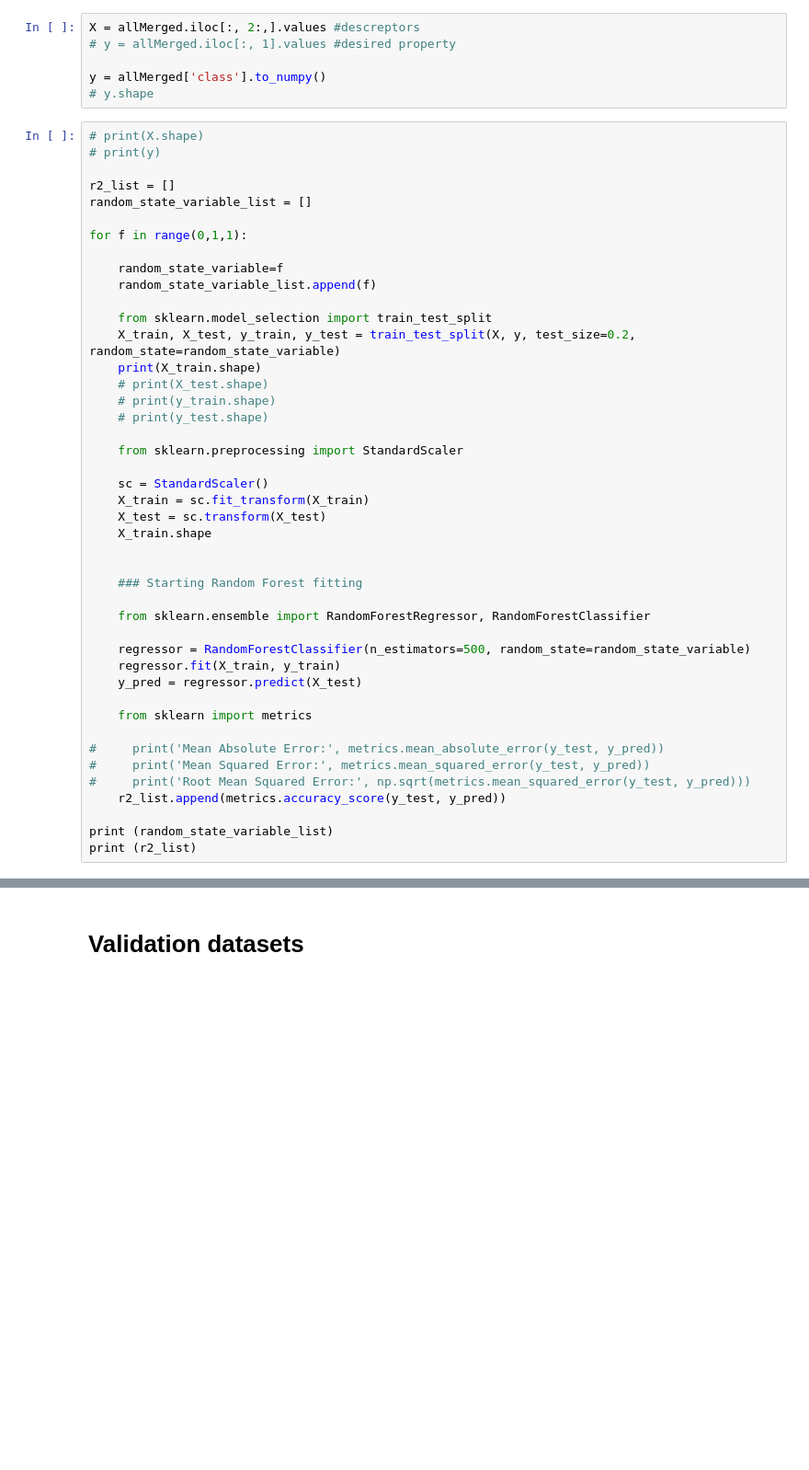
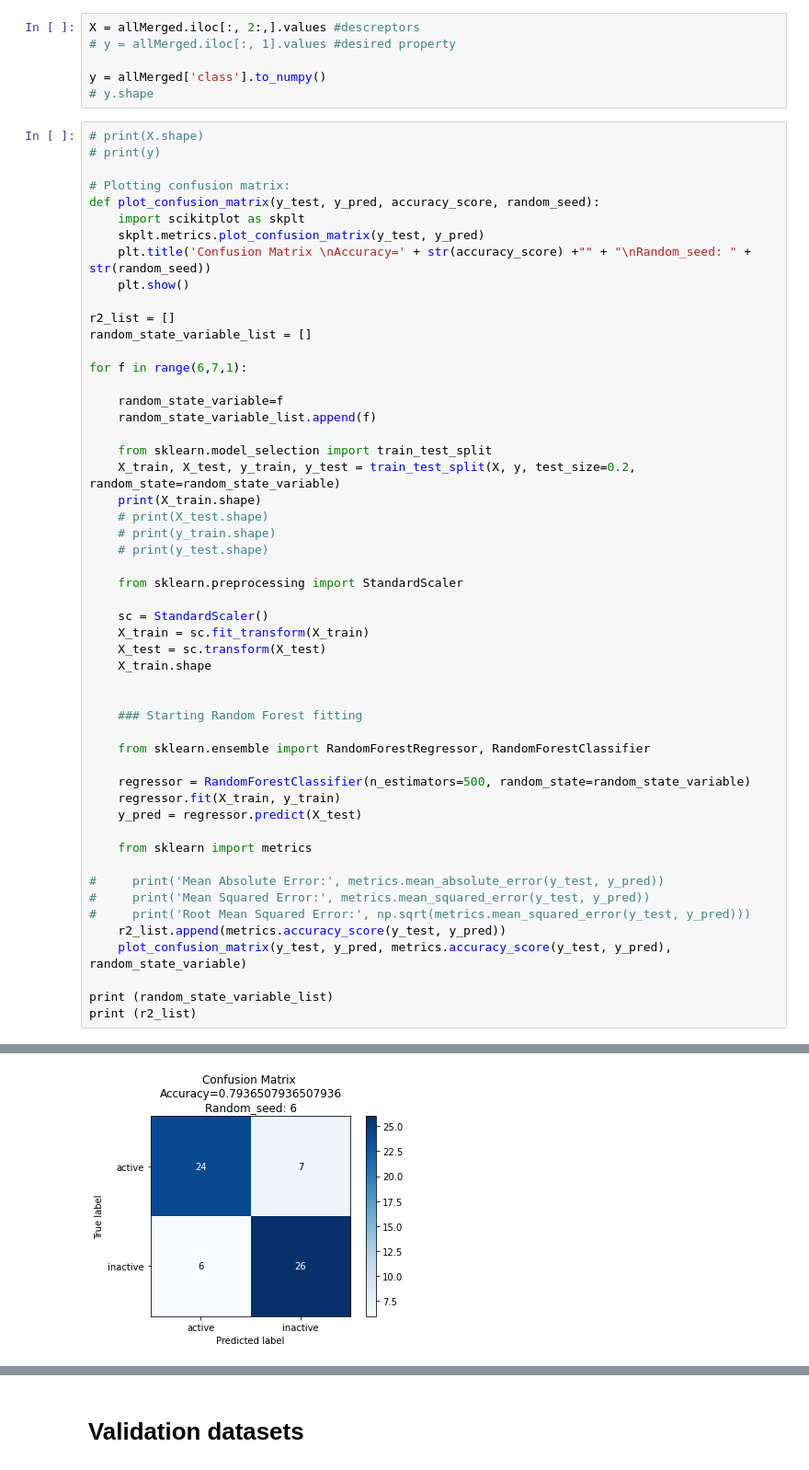
Before and after one commit to hskaushik/deepchem_learning, a Jupyter notebook: project1/RandomForest_PP_Clearance_classifier.ipynb, the cells around one changed output, grey strips where cells are left out. Shown at 92% size. Drawn from its saved outputs; the diff is of its cells as text; blank space fills up the shorter version.

```diff
--- a/project1/RandomForest_PP_Clearance_classifier.ipynb
+++ b/project1/RandomForest_PP_Clearance_classifier.ipynb
@@ -128,10 +128,17 @@ y = allMerged['class'].to_numpy()
 # print(X.shape)
 # print(y)
 
+# Plotting confusion matrix:
+def plot_confusion_matrix(y_test, y_pred, accuracy_score, random_seed):
+    import scikitplot as skplt
+    skplt.metrics.plot_confusion_matrix(y_test, y_pred)
+    plt.title('Confusion Matrix \nAccuracy=' + str(accuracy_score) +"" + "\nRandom_seed: " + str(random_seed))
+    plt.show()
+
 r2_list = []
 random_state_variable_list = []
 
-for f in range(0,1,1):
+for f in range(6,7,1):
 
     random_state_variable=f
     random_state_variable_list.append(f)
@@ -165,6 +172,7 @@ for f in range(0,1,1):
 #     print('Mean Squared Error:', metrics.mean_squared_error(y_test, y_pred))
 #     print('Root Mean Squared Error:', np.sqrt(metrics.mean_squared_error(y_test, y_pred)))
     r2_list.append(metrics.accuracy_score(y_test, y_pred))
+    plot_confusion_matrix(y_test, y_pred, metrics.accuracy_score(y_test, y_pred), random_state_variable)
 
 print (random_state_variable_list)
 print (r2_list)
@@ -174,0 +181 @@ print (r2_list)
+[figure, added]
```
Also changed, not shown: parts of 7 cells of this notebook, 6 other files.
